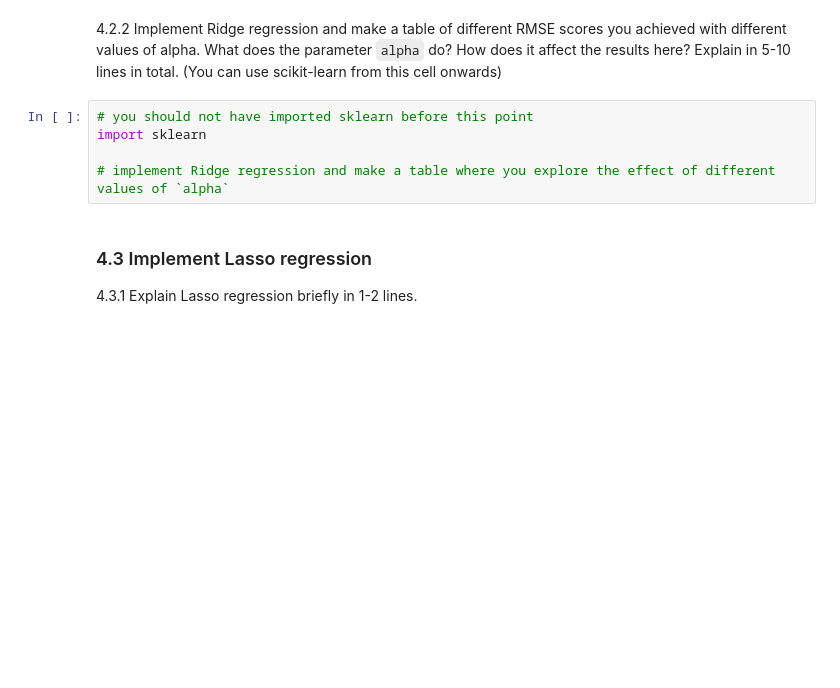
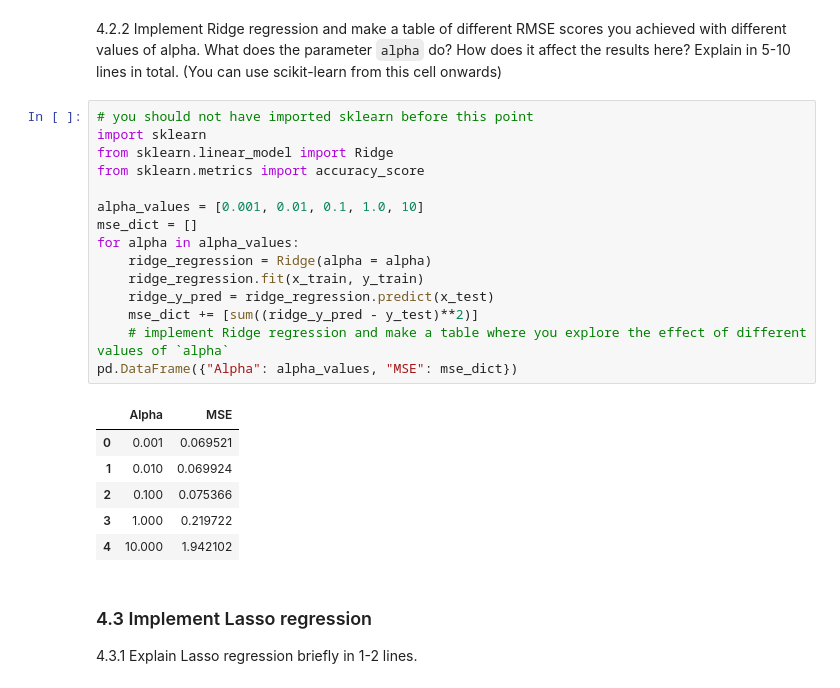
Before and after one commit to siddik11803-IIITH/PCA-Regression-Nearest-Neighbours, a Jupyter notebook: Rollnumber_Q4.ipynb, the cells around one changed output. Drawn from its saved outputs; the diff is of its cells as text; blank space fills up the shorter version.

Commit message:
Q4 Lasso and Ridge Done

```diff
--- a/Rollnumber_Q4.ipynb
+++ b/Rollnumber_Q4.ipynb
@@ -168,8 +137,25 @@ plt.show()
 # %%
 # you should not have imported sklearn before this point
 import sklearn
+from sklearn.linear_model import Ridge
+from sklearn.metrics import accuracy_score
 
-# implement Ridge regression and make a table where you explore the effect of different values of `alpha`
+alpha_values = [0.001, 0.01, 0.1, 1.0, 10]
+mse_dict = []
+for alpha in alpha_values:
+    ridge_regression = Ridge(alpha = alpha)
+    ridge_regression.fit(x_train, y_train)
+    ridge_y_pred = ridge_regression.predict(x_test)
+    mse_dict += [sum((ridge_y_pred - y_test)**2)]
+    # implement Ridge regression and make a table where you explore the effect of different values of `alpha`
+pd.DataFrame({"Alpha": alpha_values, "MSE": mse_dict})
+# %% [output]
+|  | Alpha | MSE |
+| 0 | 0.001 | 0.069521 |
+| 1 | 0.010 | 0.069924 |
+| 2 | 0.100 | 0.075366 |
+| 3 | 1.000 | 0.219722 |
+| 4 | 10.000 | 1.942102 |
 # %% [markdown]
 ### 4.3 Implement Lasso regression
 4.3.1 Explain Lasso regression briefly in 1-2 lines.
```
Also changed, not shown: parts of 3 cells of this notebook, 1 other file.
